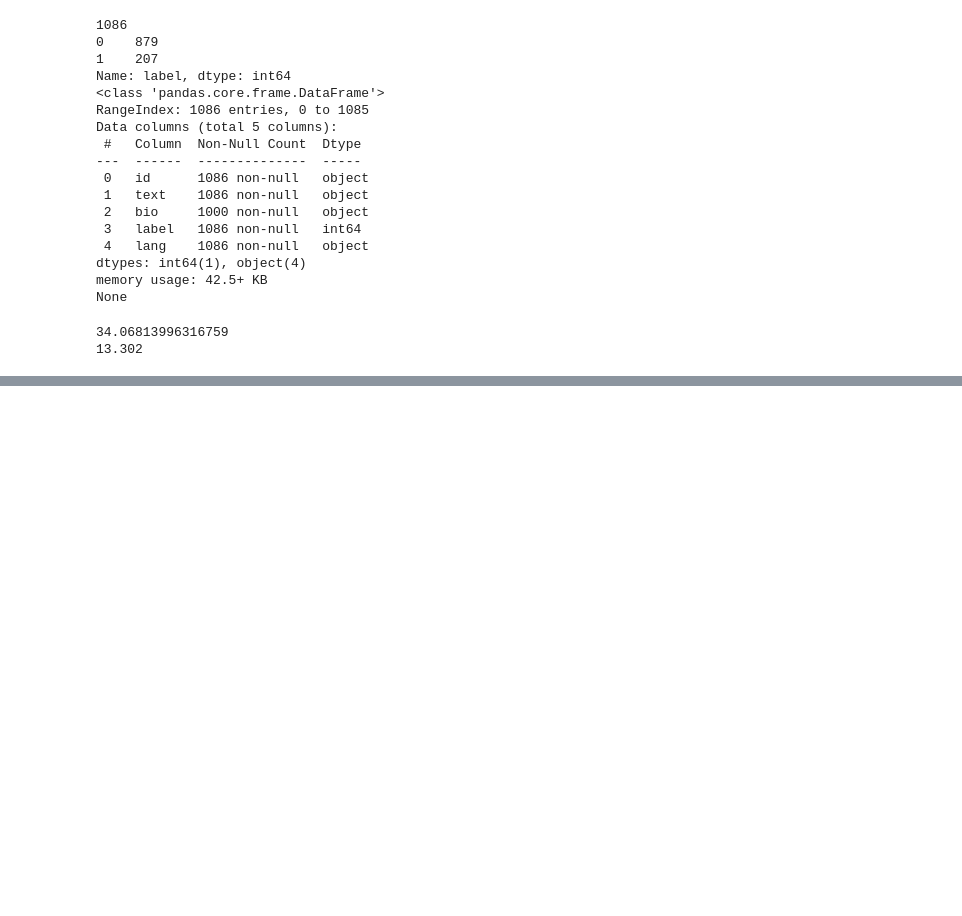
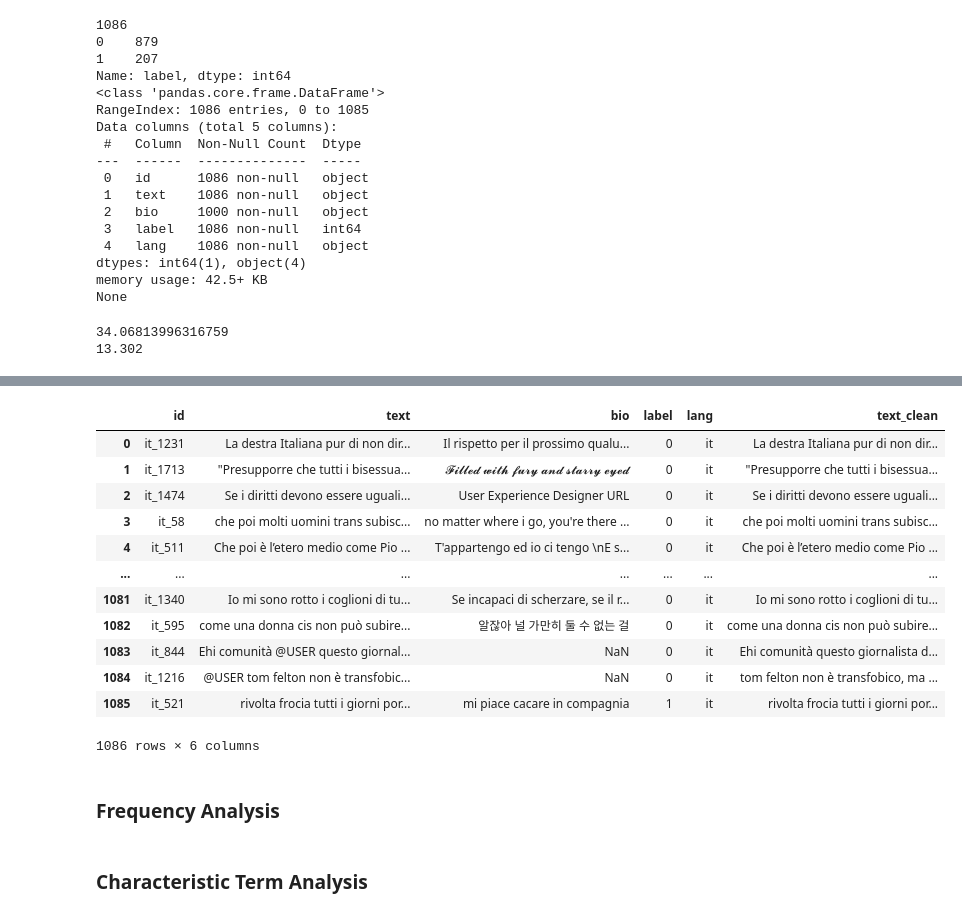
Before and after one commit to simocasaz/evalita2026-multipride-UniBO-FICLIT, a Jupyter notebook: data_analysis.ipynb, the cells around one changed output, grey strips where cells are left out. Saved outputs shown, nothing was run; the diff lists cells and outputs as text; code cells hidden in the pictures; blank space fills up the shorter version.

```diff
--- a/data_analysis.ipynb
+++ b/data_analysis.ipynb
@@ -60,0 +97,10 @@ print(data['bio_length'].mean())
+# %%
+# Function to clean the tweets
+def clean_text(text: str) -> str:
+    # Remove user mentions
+    text = re.sub(r"@\w+", "", text)
+
+    # Remove useless extra space
+    text_clean = re.sub(r"\s+", " ", text).strip()
+
+    return text_clean
@@ -61,3 +112,25 @@ print(data['bio_length'].mean())
+# %%
+data["text_clean"] = data["text"].apply(lambda x: clean_text(x))
+# %%
+data
+# %% [output]
+|  | id | text | bio | label | lang | text_clean |
+| 0 | it_1231 | La destra Italiana pur di non dir... | Il rispetto per il prossimo qualu... | 0 | it | La destra Italiana pur di non dir... |
+| 1 | it_1713 | "Presupporre che tutti i bisessua... | 𝓕𝓲𝓵𝓵𝓮𝓭 𝔀𝓲𝓽𝓱 𝓯𝓾𝓻𝔂 𝓪𝓷𝓭 𝓼𝓽𝓪𝓻𝓻𝔂 𝓮𝔂𝓮𝓭 | 0 | it | "Presupporre che tutti i bisessua... |
+| 2 | it_1474 | Se i diritti devono essere uguali... | User Experience Designer URL | 0 | it | Se i diritti devono essere uguali... |
+| 3 | it_58 | che poi molti uomini trans subisc... | no matter where i go, you're there … | 0 | it | che poi molti uomini trans subisc... |
+| 4 | it_511 | Che poi è l’etero medio come Pio ... | T'appartengo ed io ci tengo \nE s... | 0 | it | Che poi è l’etero medio come Pio ... |
+| ... | ... | ... | ... | ... | ... | ... |
+| 1081 | it_1340 | Io mi sono rotto i coglioni di tu... | Se incapaci di scherzare, se il r... | 0 | it | Io mi sono rotto i coglioni di tu... |
+| 1082 | it_595 | come una donna cis non può subire... | 알잖아 널 가만히 둘 수 없는 걸 | 0 | it | come una donna cis non può subire... |
+| 1083 | it_844 | Ehi comunità @USER questo giornal... | NaN | 0 | it | Ehi comunità questo giornalista d... |
+| 1084 | it_1216 | @USER tom felton non è transfobic... | NaN | 0 | it | tom felton non è transfobico, ma ... |
+| 1085 | it_521 | rivolta frocia tutti i giorni por... | mi piace cacare in compagnia | 1 | it | rivolta frocia tutti i giorni por... |
+1086 rows × 6 columns
+# %% [markdown]
+### Frequency Analysis
+# %% [markdown]
+### Characteristic Term Analysis
 # %%
 # Import hurtlex data from TSV
 hurtlex = pd.read_csv('data/hurtlex_IT.tsv', sep='\t')
```
Also changed, not shown: parts of 14 cells of this notebook.
